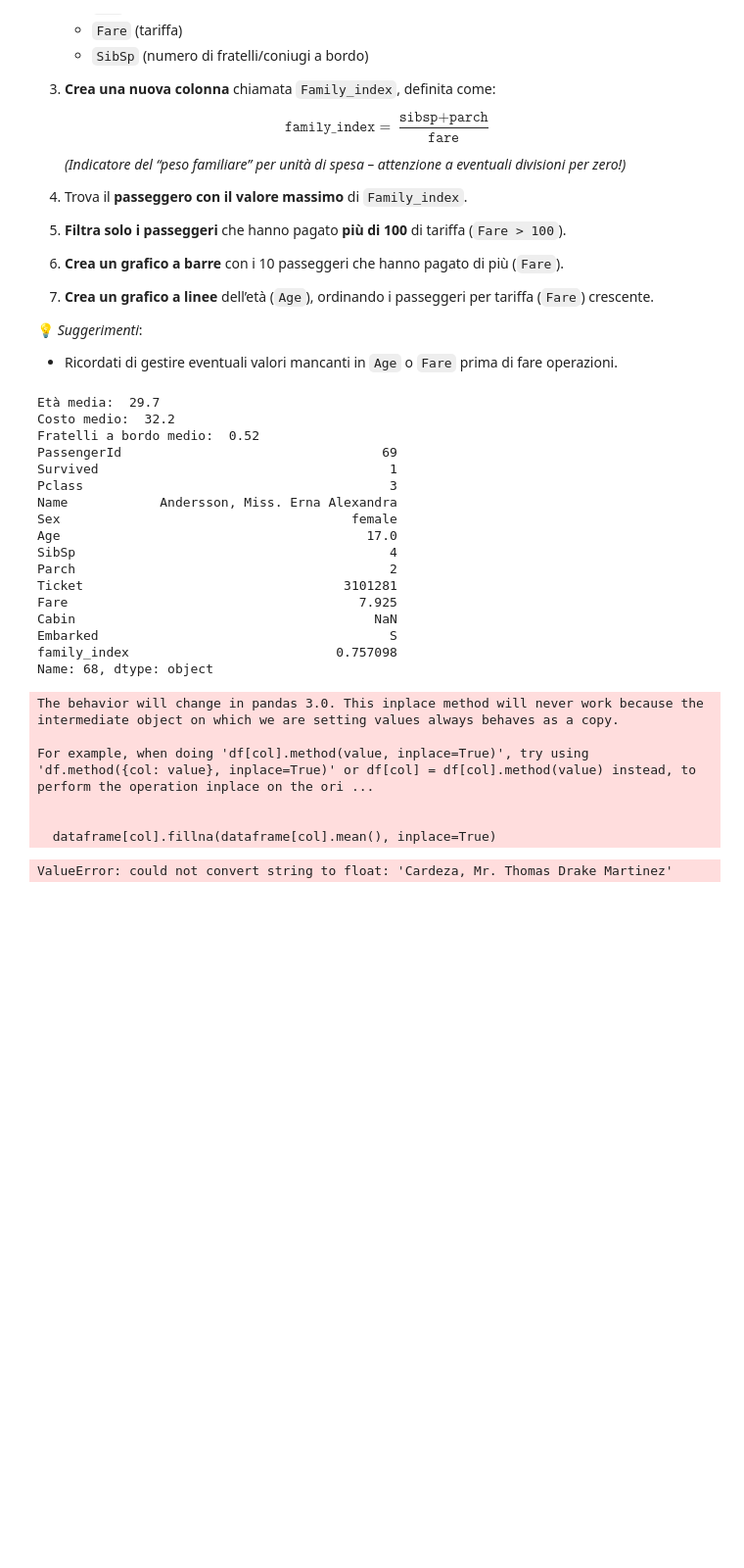
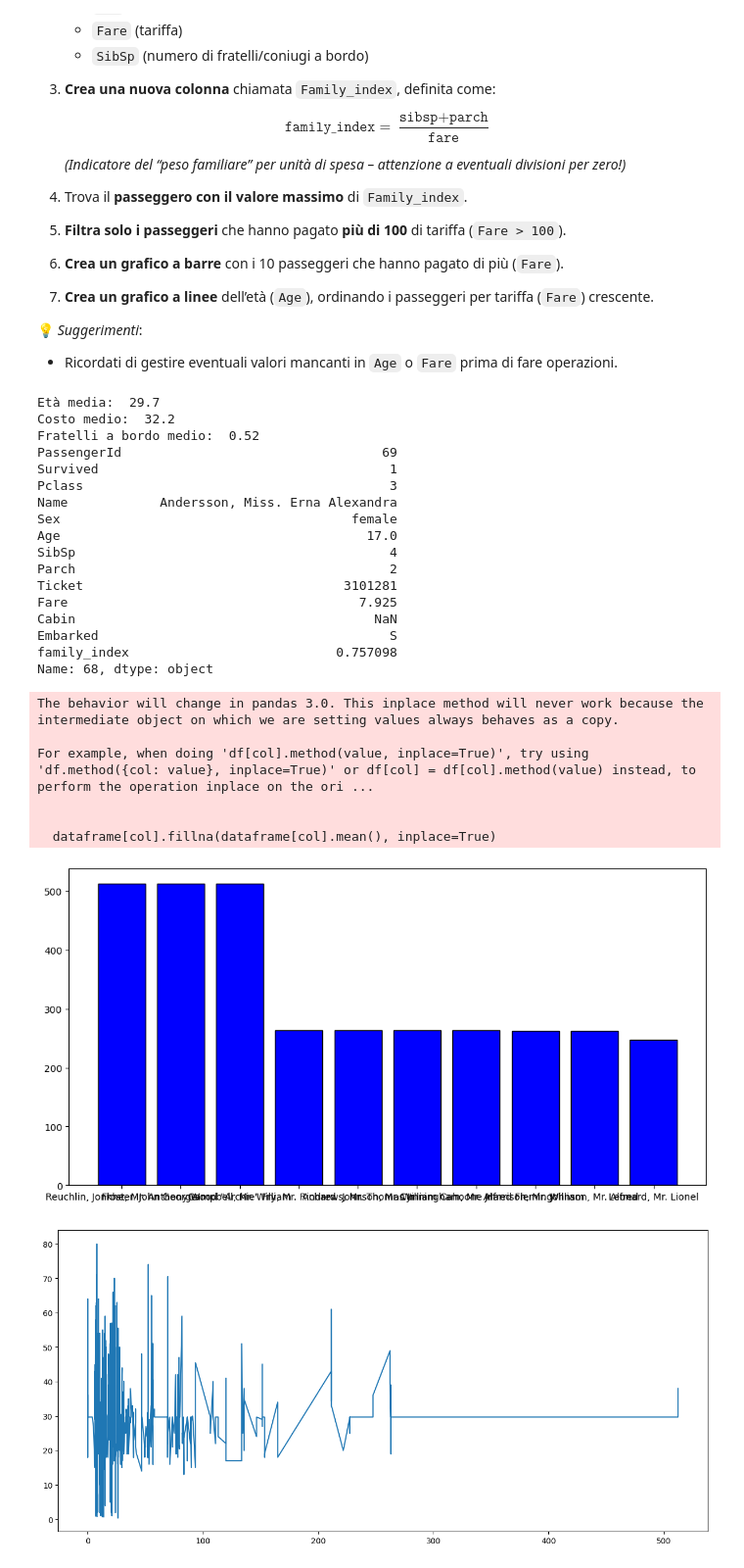
Before and after one commit to JKLgia/ProgrammingLab_II, a Jupyter notebook: Esercizi_Laboratorio/08_Simulazione/simulazEsame.ipynb, the cells around one changed output. Shown at 98% size. Drawn from its saved outputs; the diff is of its cells as text; code cells hidden in the pictures; blank space fills up the shorter version.

```diff
--- a/Esercizi_Laboratorio/08_Simulazione/simulazEsame.ipynb
+++ b/Esercizi_Laboratorio/08_Simulazione/simulazEsame.ipynb
@@ -196,39 +196,47 @@ riga_max = dataframe.loc[dataframe["family_index"].idxmax()]
 print(riga_max)
 
 #5-Filtro passeggeri che hanno pagato più di un limite
-df = dataframe[dataframe["Fare"]>100]
-df = df.dropna()
-df = df.astype(float)
+dn = dataframe[dataframe["Fare"]>100].sort_values('Fare',ascending=False)
+names = dataframe.sort_values('Fare')["Name"]
 
 #6 - creo grafico a barre per i 10 passeggeri che hanno pagato maggiormente
 figure = plt.figure(figsize=(12,6))
-plt.hist(df.head(10), bins= 20, color='blue', edgecolor='black')
+plt.bar(names.head(10) ,dn["Fare"].head(10), color='blue', edgecolor='black')
 plt.show()
+
+#7 - Si vuole creare un grafico a linee che rappresenta Age e Fare
+ordered = dataframe["Fare"].sort_values(ascending=False)
+ages = dataframe.sort_values('Fare')["Age"]
+
+f1 = plt.figure(figsize=(15,7))
+plt.plot(ordered, ages)
+plt.show()
 # %% [output]
 Età media:  29.7
 Costo medio:  32.2
 Fratelli a bordo medio:  0.52
 PassengerId                                  69
 Survived                                      1
 Pclass                                        3
 Name            Andersson, Miss. Erna Alexandra
 Sex                                      female
 Age                                        17.0
 SibSp                                         4
 Parch                                         2
 Ticket                                  3101281
 Fare                                      7.925
 Cabin                                       NaN
 Embarked                                      S
 family_index                           0.757098
 Name: 68, dtype: object
 The behavior will change in pandas 3.0. This inplace method will never work because the intermediate object on which we are setting values always behaves as a copy.
 
 For example, when doing 'df[col].method(value, inplace=True)', try using 'df.method({col: value}, inplace=True)' or df[col] = df[col].method(value) instead, to perform the operation inplace on the ori ...
 
 
   dataframe[col].fillna(dataframe[col].mean(), inplace=True)
-ValueError: could not convert string to float: 'Cardeza, Mr. Thomas Drake Martinez'
+[figure, added]
+[figure, added]
 # %% [markdown]
 ## Esercizio 5
 
```
Also changed, not shown: parts of 3 cells of this notebook.
